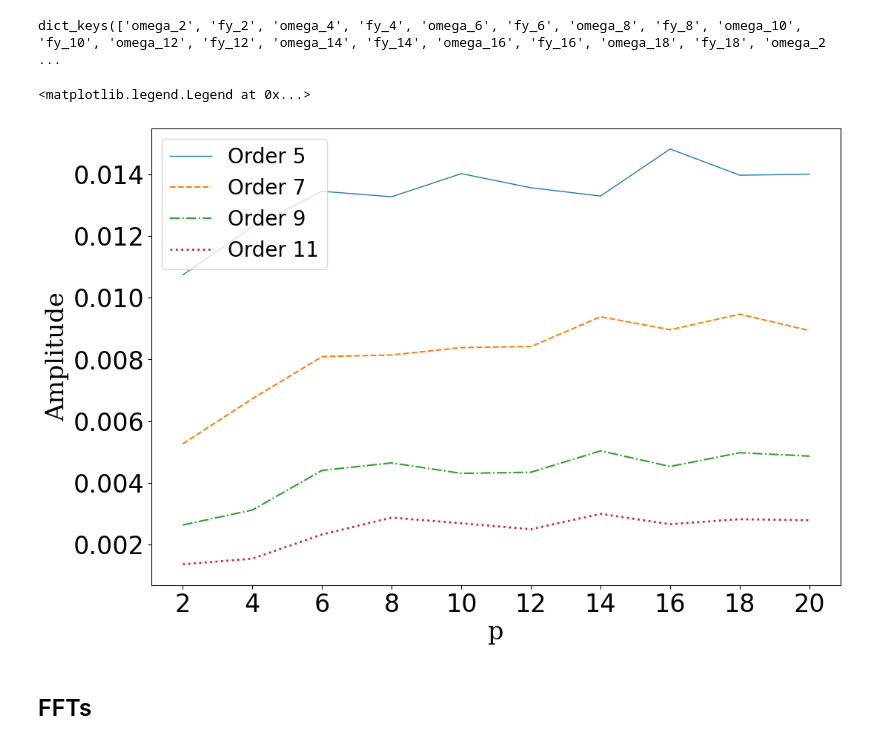
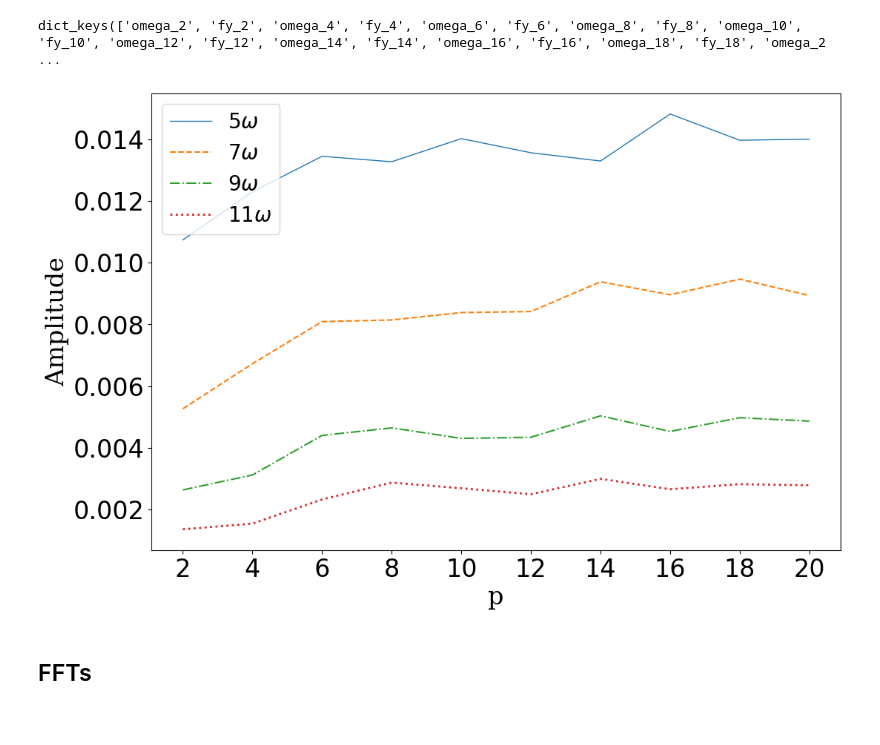
Before and after one commit to Hari31416/MSc_Project, a Jupyter notebook: EPOCH/High_Harmonic_Generation/envelopes/SG/plot.ipynb, the cells around one changed output. Saved outputs shown, nothing was run; the diff lists cells and outputs as text; code cells hidden in the pictures.

Commit message:
Updated figures for ramp simulations
Former-commit-id: acc9e28878495452acd156e4f87a78a6c9f04089

```diff
--- a/EPOCH/High_Harmonic_Generation/envelopes/SG/plot.ipynb
+++ b/EPOCH/High_Harmonic_Generation/envelopes/SG/plot.ipynb
@@ -155,25 +155,24 @@ for h in harmonics:
 # %%
 styles = ['-', '--', '-.', ':']
 line_widths = [1, 1.5, 1.5, 2]
 i = 0
 for h in harmonics[1:]:
-    plt.plot(ps, peaks[h], label=f"Order {h}", linestyle=styles[i], linewidth=line_widths[i])
+    plt.plot(ps, peaks[h], label=f"${h} \omega$", linestyle=styles[i], linewidth=line_widths[i])
     i+=1
 plt.xticks(ps)
 plt.legend()
 plt.xlabel('p', fontdict=font)
 plt.ylabel('Amplitude', fontdict=font)
 # plt.yscale('log')
 for tick in plt.gca().xaxis.get_major_ticks():
     tick.label.set_fontsize(24)
 for tick in plt.gca().yaxis.get_major_ticks():
     tick.label.set_fontsize(24)
 plt.legend(fontsize = 20)
 # plt.yscale("log")
-# plt.savefig('images/SG_peak_amplitude.png', dpi=300)
+plt.savefig('images/SG_peak_amplitude.png', dpi=200)
 # %% [output]
-<matplotlib.legend.Legend at 0x...>
-[figure, old version]
+[figure, new version]
 # %% [markdown]
 ## FFTs
 # %%
```
Also changed, not shown: 8 other files.
